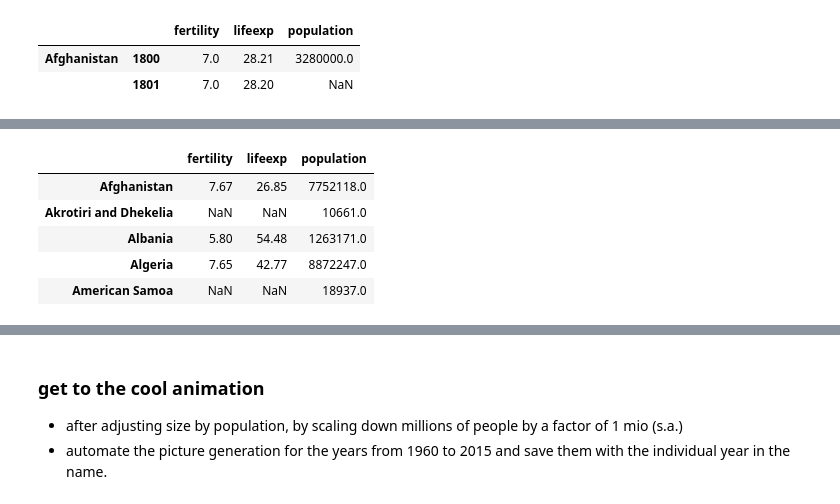
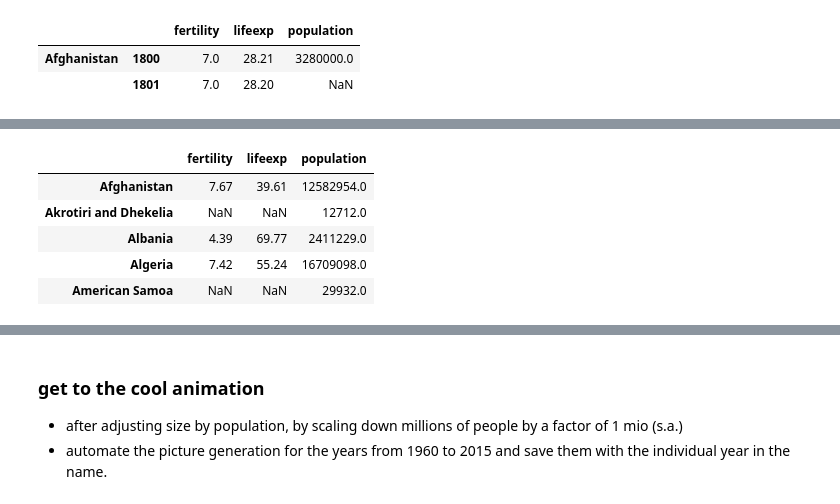
Before and after one commit to mkoeppel/SPICED_Weekly_Projects, a Jupyter notebook: week_1/animated_plot_exercise_mk.ipynb, the cells around one changed output, grey strips where cells are left out. Saved outputs shown, nothing was run; the diff lists cells and outputs as text; code cells hidden in the pictures.

```diff
--- a/week_1/animated_plot_exercise_mk.ipynb
+++ b/week_1/animated_plot_exercise_mk.ipynb
@@ -120,16 +134,13 @@ df6.head(7)
 # %%
-#df6 = df6[1950] # selects the column of the year 1950, replaces the old df6
-df6 = df6[1950].unstack(1) # puts it in a wider format
-#df6.index.name = 'country'
+df6 = df6[1975].unstack(1) # selects the column of the year 1950, replaces the old df6  & puts it in a wider format
 df6.head()
-#pd.merge(df6, cont, right_on = ['country'] , left_on = ['country'], how = 'right').drop_duplicates()
 # %% [output]
 |  | fertility | lifeexp | population |
-| Afghanistan | 7.67 | 26.85 | 7752118.0 |
-| Akrotiri and Dhekelia | NaN | NaN | 10661.0 |
-| Albania | 5.80 | 54.48 | 1263171.0 |
-| Algeria | 7.65 | 42.77 | 8872247.0 |
-| American Samoa | NaN | NaN | 18937.0 |
+| Afghanistan | 7.67 | 39.61 | 12582954.0 |
+| Akrotiri and Dhekelia | NaN | NaN | 12712.0 |
+| Albania | 4.39 | 69.77 | 2411229.0 |
+| Algeria | 7.42 | 55.24 | 16709098.0 |
+| American Samoa | NaN | NaN | 29932.0 |
 # %%
 df6.plot.scatter('fertility', 'lifeexp', s=0.1)
 # %%
```
Also changed, not shown: parts of 13 cells of this notebook, 1 other file.
